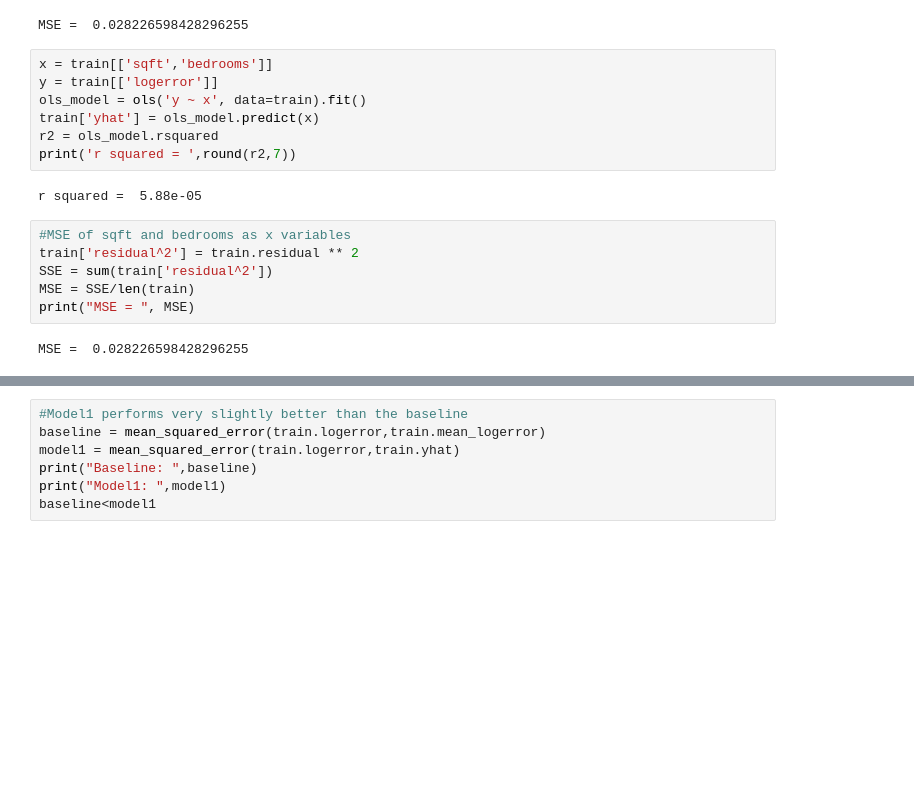
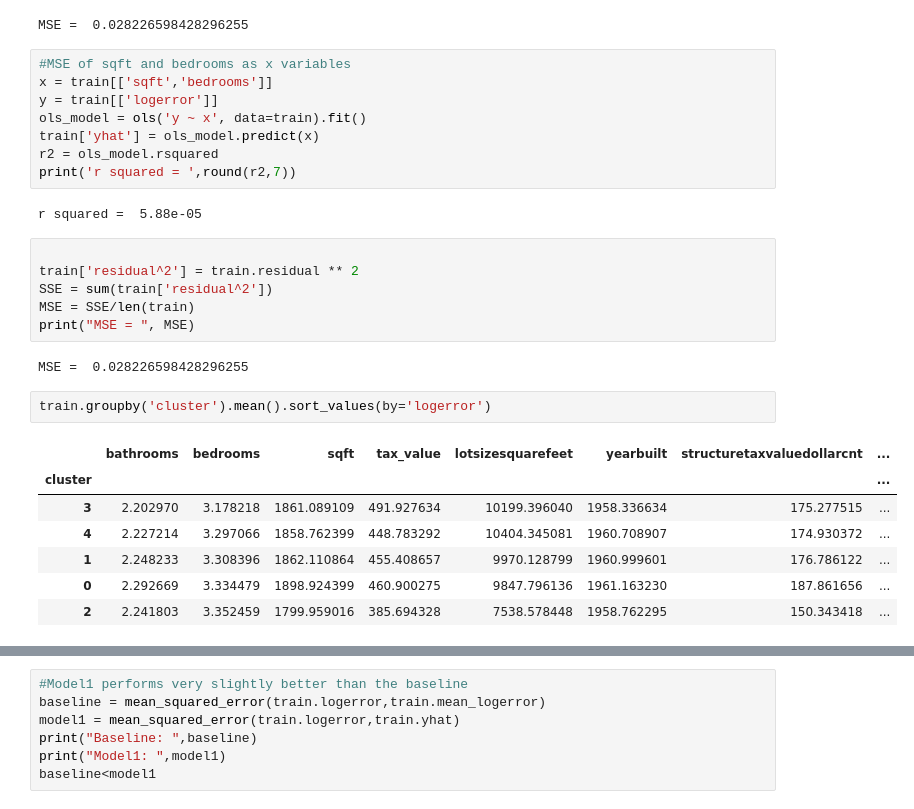
Before and after one commit to Zillow-SJ/Cluster_Zillow, a Jupyter notebook: baseline.ipynb, the cells around one changed output, grey strips where cells are left out. Drawn from its saved outputs; the diff is of its cells as text; blank space fills up the shorter version.

```diff
--- a/baseline.ipynb
+++ b/baseline.ipynb
@@ -82,6 +82,7 @@ print("MSE = ", MSE)
 # %% [output]
 MSE =  0.028226598428296255
 # %%
+#MSE of sqft and bedrooms as x variables
 x = train[['sqft','bedrooms']]
 y = train[['logerror']]
 ols_model = ols('y ~ x', data=train).fit()
@@ -91,10 +92,20 @@ print('r squared = ',round(r2,7))
 # %% [output]
 r squared =  5.88e-05
 # %%
-#MSE of sqft and bedrooms as x variables
+
 train['residual^2'] = train.residual ** 2
 SSE = sum(train['residual^2'])
 MSE = SSE/len(train)
 print("MSE = ", MSE)
 # %% [output]
 MSE =  0.028226598428296255
+# %%
+train.groupby('cluster').mean().sort_values(by='logerror')
+# %% [output]
+|  | bathrooms | bedrooms | sqft | tax_value | lotsizesquarefeet | yearbuilt | structuretaxvaluedollarcnt | ... |
+| cluster |  |  |  |  |  |  |  | ... |
+| 3 | 2.202970 | 3.178218 | 1861.089109 | 491.927634 | 10199.396040 | 1958.336634 | 175.277515 | ... |
+| 4 | 2.227214 | 3.297066 | 1858.762399 | 448.783292 | 10404.345081 | 1960.708907 | 174.930372 | ... |
+| 1 | 2.248233 | 3.308396 | 1862.110864 | 455.408657 | 9970.128799 | 1960.999601 | 176.786122 | ... |
+| 0 | 2.292669 | 3.334479 | 1898.924399 | 460.900275 | 9847.796136 | 1961.163230 | 187.861656 | ... |
+| 2 | 2.241803 | 3.352459 | 1799.959016 | 385.694328 | 7538.578448 | 1958.762295 | 150.343418 | ... |
```
Also changed, not shown: parts of 16 cells of this notebook.
